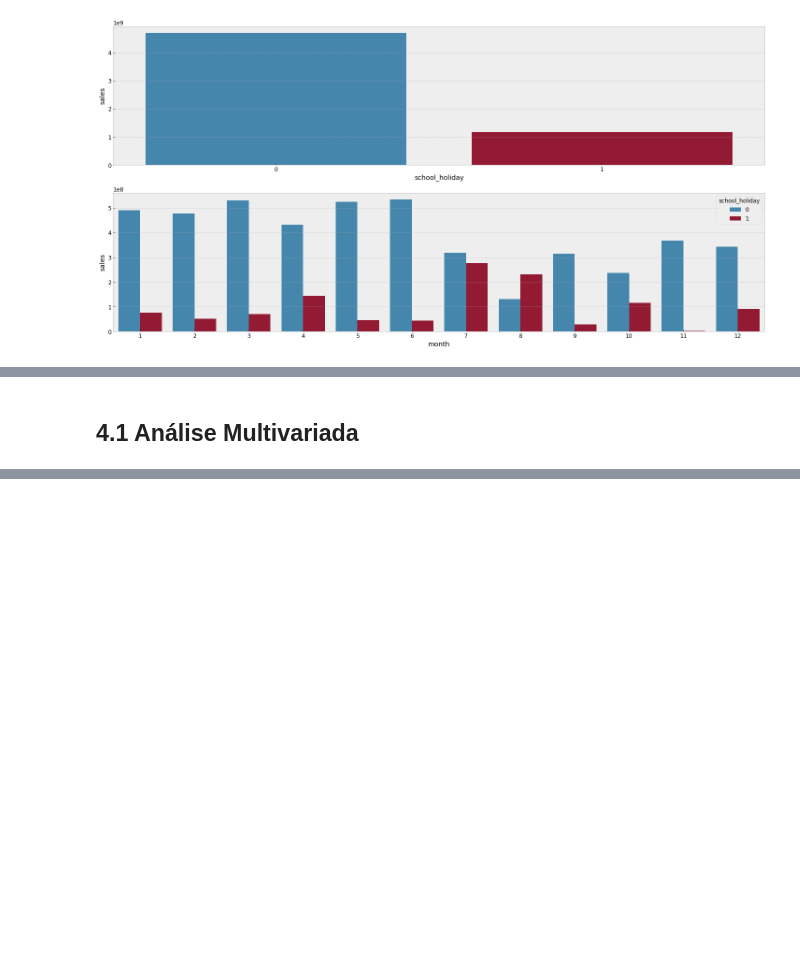
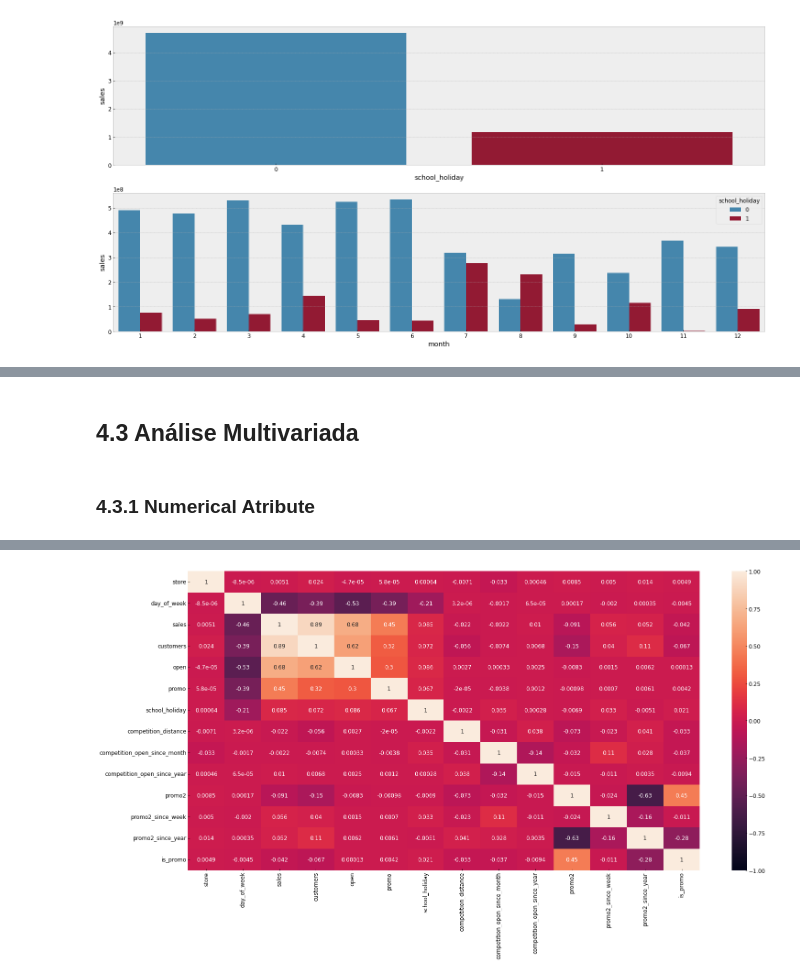
Before and after one commit to elielsantospaes/DS_em_Producao, a Jupyter notebook: Módulo_6_v1_store_sales_prediction.ipynb, the cells around one changed output, grey strips where cells are left out. Drawn from its saved outputs; the diff is of its cells as text; code cells hidden in the pictures; blank space fills up the shorter version.

```diff
--- a/Módulo_6_v1_store_sales_prediction.ipynb
+++ b/Módulo_6_v1_store_sales_prediction.ipynb
@@ -699,2 +744,9 @@ print(com, sem)
 # %% [markdown]
-## 4.1 Análise Multivariada
+## 4.3 Análise Multivariada
+# %% [markdown]
+### 4.3.1 Numerical Atribute
+# %%
+correlation = num_atributes.corr( method = 'pearson')
+sns.heatmap( correlation, annot = True, vmin = -1, vmax = 1);
+correlation
+# %% [output]
@@ -700,0 +768 @@ print(com, sem)
+[figure, added]
```
Also changed, not shown: parts of 23 cells of this notebook.
